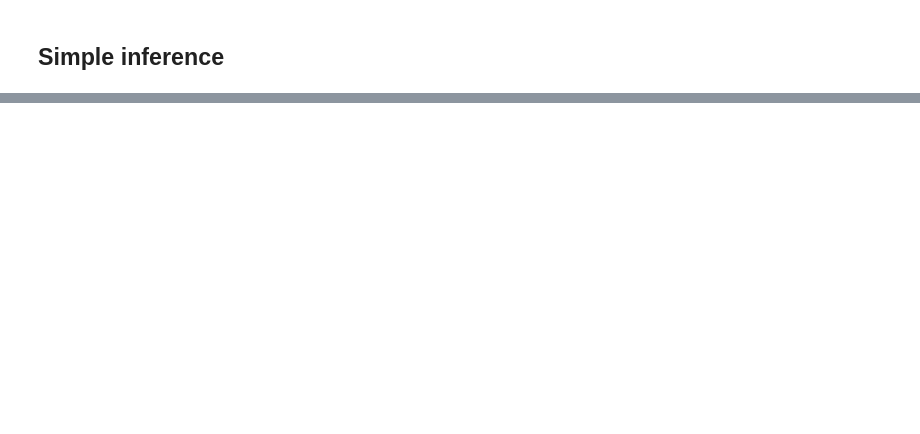
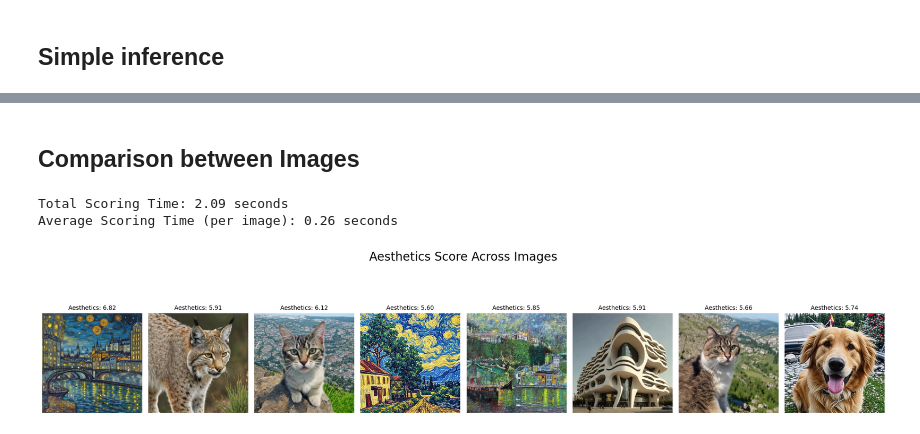
Before and after one commit to malthee/evolutionary-diffusion, a Jupyter notebook: model-evaluation/aesthetics_evaluator.ipynb, the cells around one changed output, grey strips where cells are left out. Saved outputs shown, nothing was run; the diff lists cells and outputs as text; code cells hidden in the pictures; blank space fills up the shorter version.

```diff
--- a/model-evaluation/aesthetics_evaluator.ipynb
+++ b/model-evaluation/aesthetics_evaluator.ipynb
@@ -91,0 +97,34 @@ tensor([[5.7360]])
+# %% [markdown]
+## Comparison between Images
+# %%
+images = load_images("./testimages")
+
+num_images = len(images)
+fig, axs = plt.subplots(1, num_images, figsize=(20, 5))
+fig.suptitle("Aesthetics Score Across Images", fontsize=20)
+
+scoring_time = 0
+
+for img_idx, image in enumerate(images):
+    start_time = time.time()
+    result = get_aesthetic_score(image)
+    scoring_time += time.time() - start_time
+
+    aesthetic_score = get_aesthetic_score(image).item()
+
+    # Plotting the image
+    ax = axs[img_idx]
+    ax.imshow(image)
+    ax.axis('off')
+    ax.set_title(f"Aesthetics: {aesthetic_score:.2f}", fontsize=10)
+
+# Print total and average scoring time
+print(f"Total Scoring Time: {scoring_time:.2f} seconds")
+print(f"Average Scoring Time (per image): {scoring_time/num_images:.2f} seconds")
+
+plt.tight_layout()
+plt.show()
+# %% [output]
+Total Scoring Time: 2.09 seconds
+Average Scoring Time (per image): 0.26 seconds
+[figure, added]
```
Also changed, not shown: parts of 3 cells of this notebook, 3 other files.
